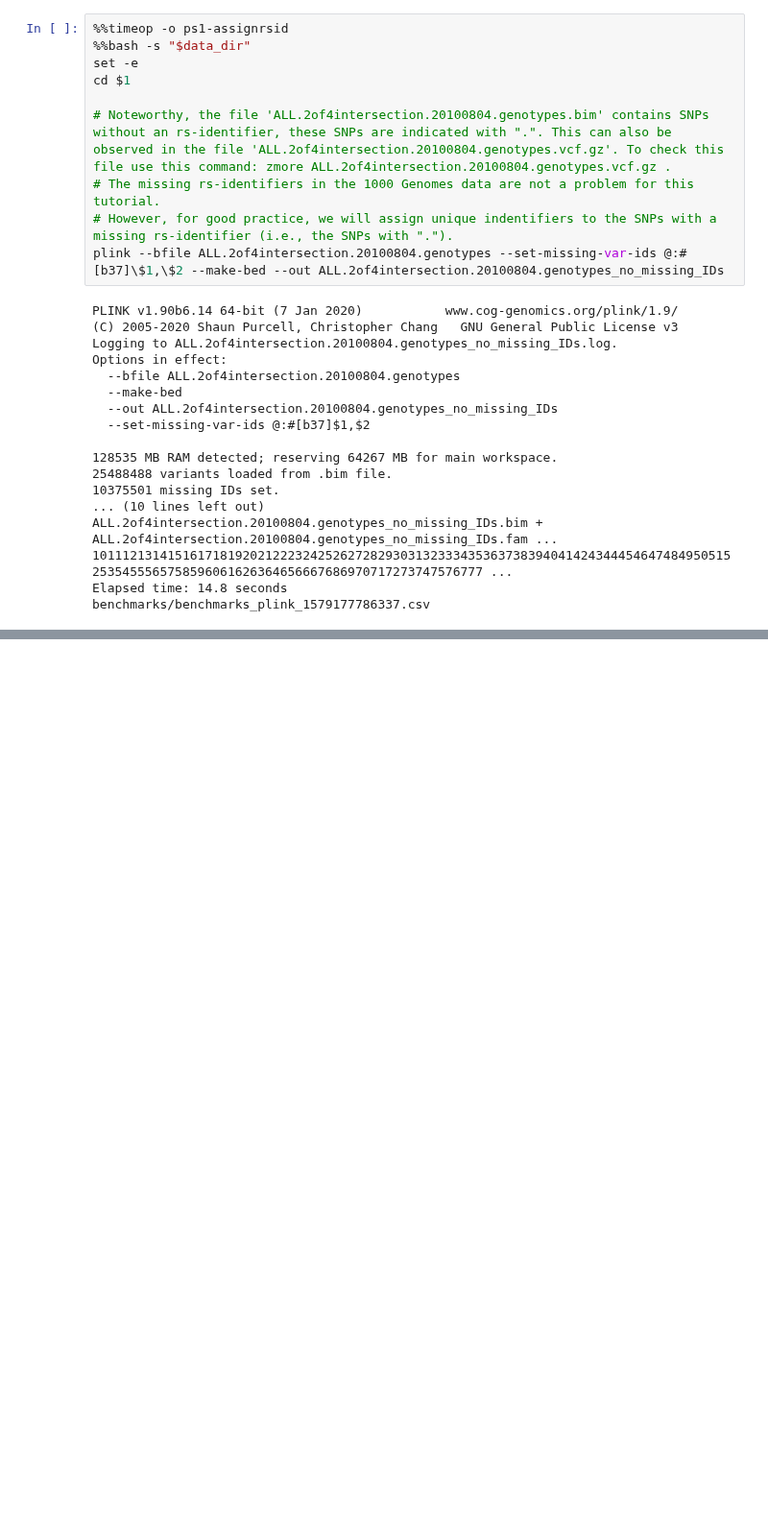
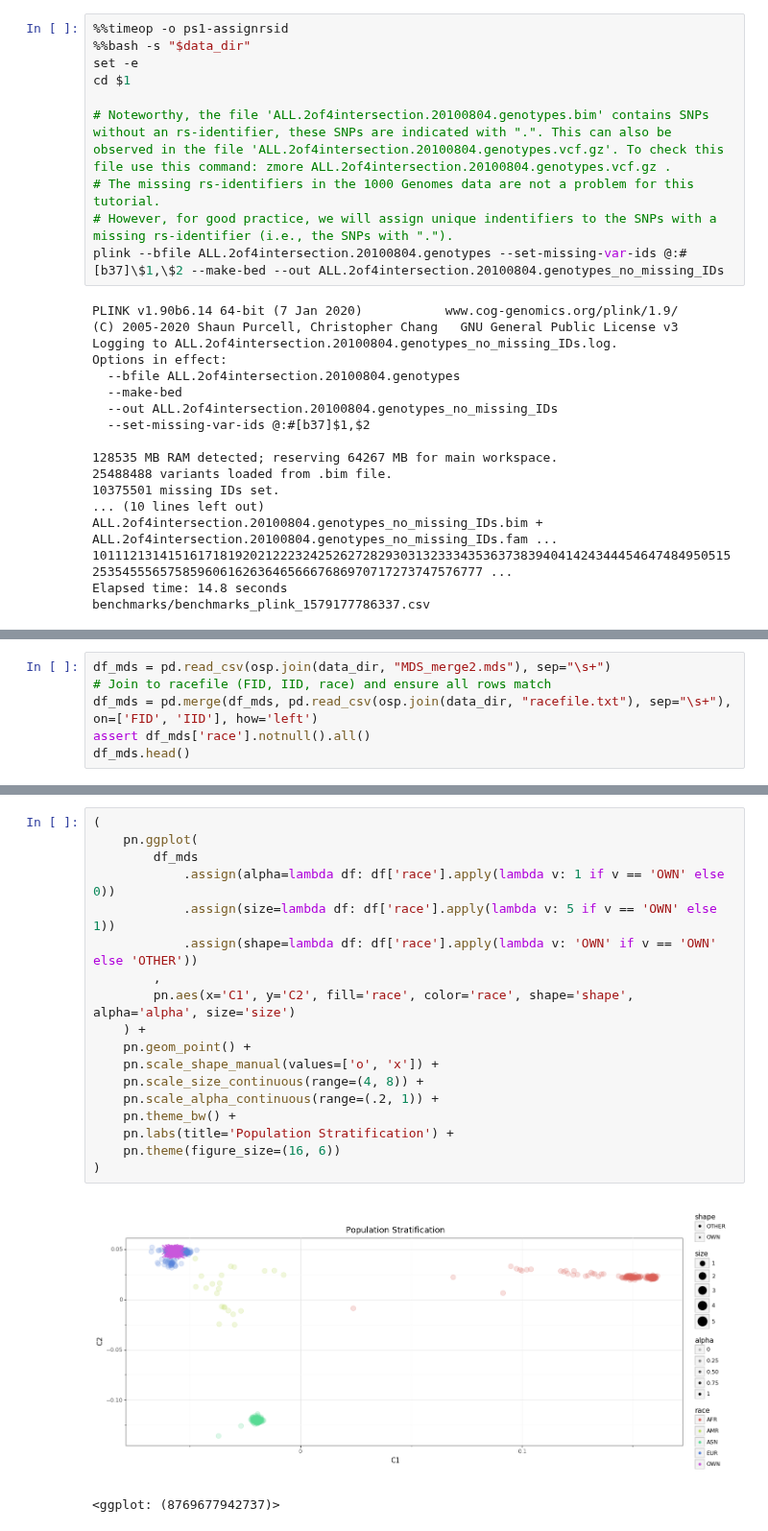
Before and after one commit to related-sciences/gwas-analysis, a Jupyter notebook: notebooks/tutorial/02-population-stratification/gwas-ps-plink.ipynb, the cells around one changed output, grey strips where cells are left out. Shown at 96% size. Saved outputs shown, nothing was run; the diff lists cells and outputs as text; blank space fills up the shorter version.

```diff
--- a/notebooks/tutorial/02-population-stratification/gwas-ps-plink.ipynb
+++ b/notebooks/tutorial/02-population-stratification/gwas-ps-plink.ipynb
@@ -129,0 +547,6 @@ benchmarks/benchmarks_plink_1579177786337.csv
+# %%
+df_mds = pd.read_csv(osp.join(data_dir, "MDS_merge2.mds"), sep="\s+")
+# Join to racefile (FID, IID, race) and ensure all rows match
+df_mds = pd.merge(df_mds, pd.read_csv(osp.join(data_dir, "racefile.txt"), sep="\s+"), on=['FID', 'IID'], how='left')
+assert df_mds['race'].notnull().all()
+df_mds.head()
@@ -129,0 +560,21 @@ benchmarks/benchmarks_plink_1579177786337.csv
+# %%
+(
+    pn.ggplot(
+        df_mds
+            .assign(alpha=lambda df: df['race'].apply(lambda v: 1 if v == 'OWN' else 0))
+            .assign(size=lambda df: df['race'].apply(lambda v: 5 if v == 'OWN' else 1))
+            .assign(shape=lambda df: df['race'].apply(lambda v: 'OWN' if v == 'OWN' else 'OTHER'))
+        ,
+        pn.aes(x='C1', y='C2', fill='race', color='race', shape='shape', alpha='alpha', size='size')
+    ) +
+    pn.geom_point() +
+    pn.scale_shape_manual(values=['o', 'x']) +
+    pn.scale_size_continuous(range=(4, 8)) +
+    pn.scale_alpha_continuous(range=(.2, 1)) +
+    pn.theme_bw() +
+    pn.labs(title='Population Stratification') +
+    pn.theme(figure_size=(16, 6))
+)
+# %% [output]
+[figure, added]
+<ggplot: (8769677942737)>
```
Also changed, not shown: parts of 26 cells of this notebook, 6 other files.
